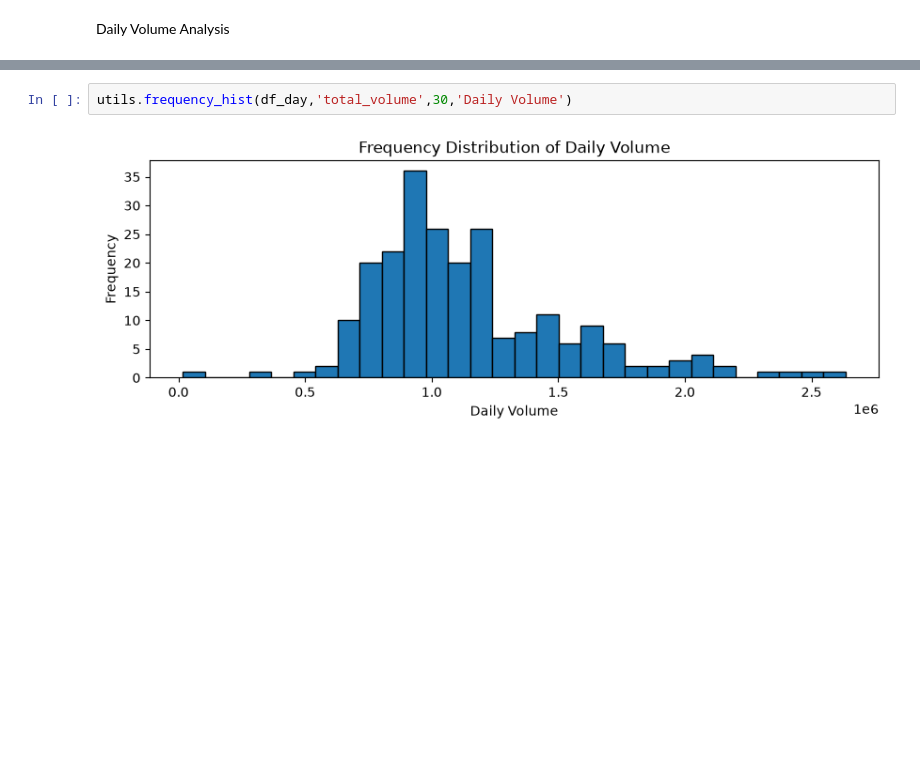
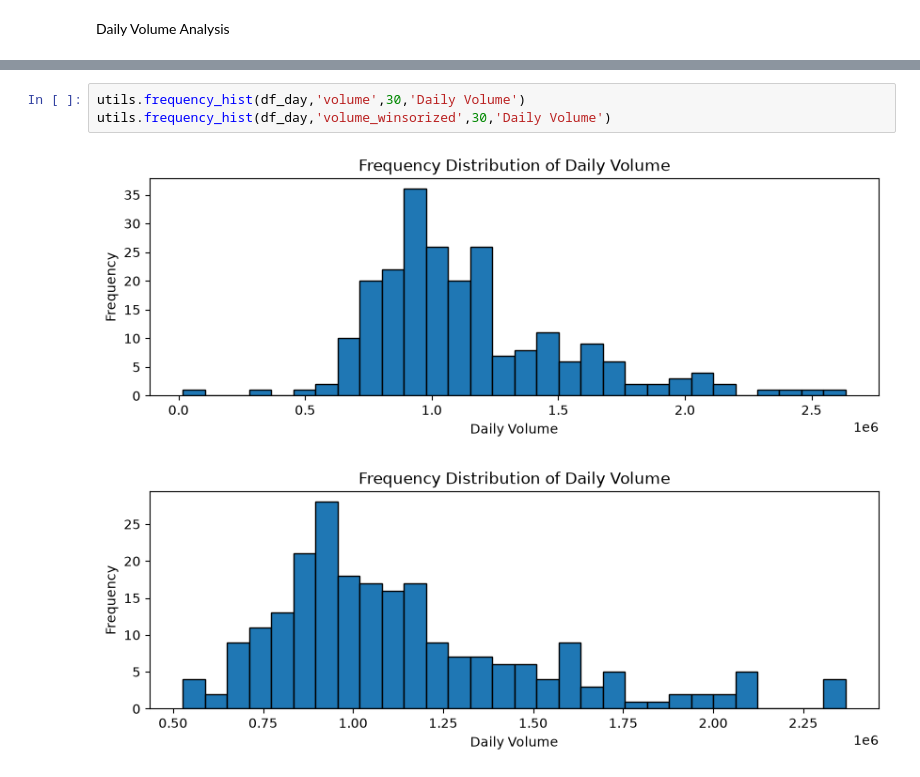
Before and after one commit to dogaha/technical-analysis, a Jupyter notebook: analysis/notebooks/01_volume.ipynb, the cells around one changed output, grey strips where cells are left out. Drawn from its saved outputs; the diff is of its cells as text; blank space fills up the shorter version.

```diff
--- a/analysis/notebooks/01_volume.ipynb
+++ b/analysis/notebooks/01_volume.ipynb
@@ -44,5 +61,7 @@ IQR: 429824.0
 # %%
-utils.frequency_hist(df_day,'total_volume',30,'Daily Volume')
+utils.frequency_hist(df_day,'volume',30,'Daily Volume')
+utils.frequency_hist(df_day,'volume_winsorized',30,'Daily Volume')
 # %% [output]
 [figure]
+[figure, added]
 # %% [markdown]
```
Also changed, not shown: parts of 13 cells of this notebook, 3 other files.
